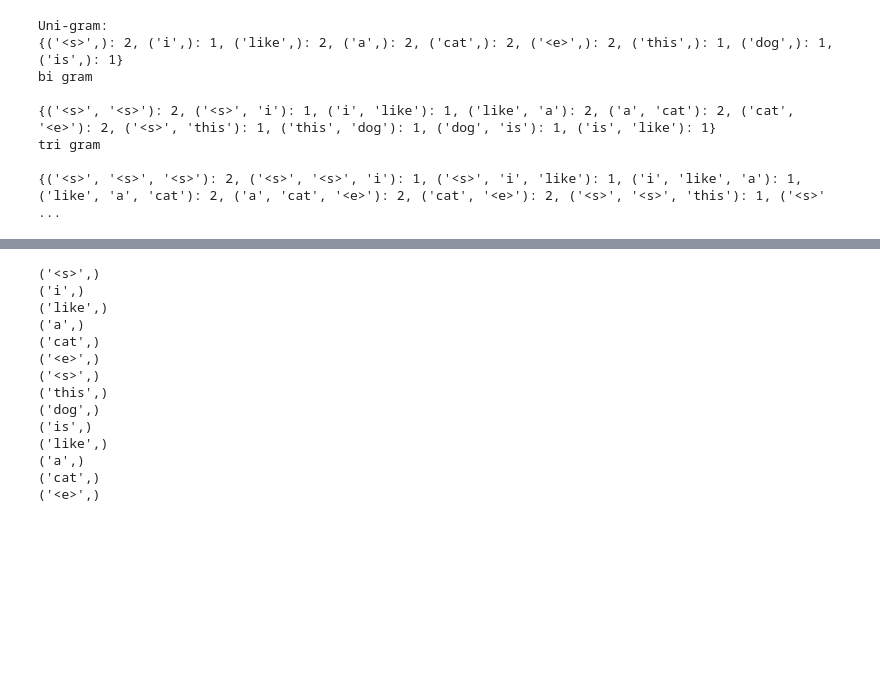
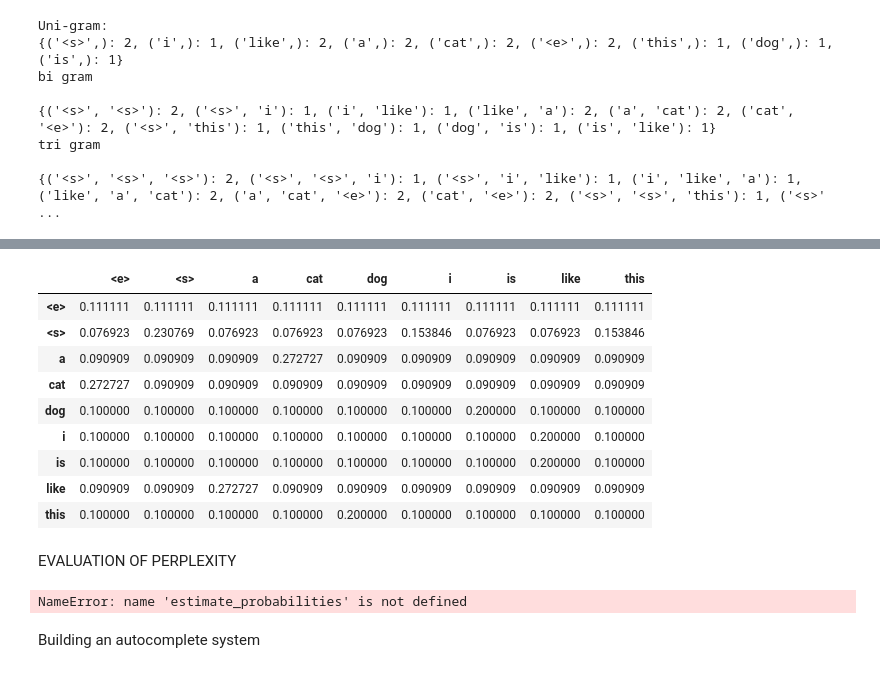
Before and after one commit to Fijaz8/NLP-projects, a Jupyter notebook: N gram model/autocomplete.ipynb, the cells around one changed output, grey strips where cells are left out. Drawn from its saved outputs; the diff is of its cells as text; code cells hidden in the pictures; blank space fills up the shorter version.

```diff
--- a/N gram model/autocomplete.ipynb
+++ b/N gram model/autocomplete.ipynb
@@ -430,0 +411,7 @@ print(sentence)
+# %%
+sentences = [['i', 'like', 'a', 'cat'],
+             ['this', 'dog', 'is', 'like', 'a', 'cat']]
+unique_words = list(set(sentences[0] + sentences[1]))
+unigram_counts = count_n_gram(sentences, 1)
+bigram_counts = count_n_gram(sentences, 2)
+estimate_probabilities("a", unigram_counts, bigram_counts, unique_words, k=1)
@@ -431,17 +441,19 @@ print(sentence)
+# %%
+def create_prob_matrix(data,n,k):
+    count_matrix=create_count_matrix(data, n, start_token='<s>', end_token='<e>')
+    count_matrix+=k
+    prob_matrix= count_matrix.div(count_matrix.sum(axis=1), axis=0)
+    return prob_matrix
 # %%
-create_count_matrix(sentences, 1)
+create_prob_matrix(sentences,2,1)
 # %% [output]
-('<s>',)
-('i',)
-('like',)
-('a',)
-('cat',)
-('<e>',)
-('<s>',)
-('this',)
-('dog',)
-('is',)
-('like',)
-('a',)
-('cat',)
-('<e>',)
+|  | <e> | <s> | a | cat | dog | i | is | like | this |
+| <e> | 0.111111 | 0.111111 | 0.111111 | 0.111111 | 0.111111 | 0.111111 | 0.111111 | 0.111111 | 0.111111 |
+| <s> | 0.076923 | 0.230769 | 0.076923 | 0.076923 | 0.076923 | 0.153846 | 0.076923 | 0.076923 | 0.153846 |
+| a | 0.090909 | 0.090909 | 0.090909 | 0.272727 | 0.090909 | 0.090909 | 0.090909 | 0.090909 | 0.090909 |
+| cat | 0.272727 | 0.090909 | 0.090909 | 0.090909 | 0.090909 | 0.090909 | 0.090909 | 0.090909 | 0.090909 |
+| dog | 0.100000 | 0.100000 | 0.100000 | 0.100000 | 0.100000 | 0.100000 | 0.200000 | 0.100000 | 0.100000 |
+| i | 0.100000 | 0.100000 | 0.100000 | 0.100000 | 0.100000 | 0.100000 | 0.100000 | 0.200000 | 0.100000 |
+| is | 0.100000 | 0.100000 | 0.100000 | 0.100000 | 0.100000 | 0.100000 | 0.100000 | 0.200000 | 0.100000 |
+| like | 0.090909 | 0.090909 | 0.272727 | 0.090909 | 0.090909 | 0.090909 | 0.090909 | 0.090909 | 0.090909 |
+| this | 0.100000 | 0.100000 | 0.100000 | 0.100000 | 0.200000 | 0.100000 | 0.100000 | 0.100000 | 0.100000 |
@@ -449,0 +460,2 @@ def calc_prob(data,n):
+# %% [markdown]
+EVALUATION OF PERPLEXITY
@@ -449,0 +506,25 @@ def calc_prob(data,n):
+# %%
+# test your code
+
+sentences = [['i', 'like', 'a', 'cat'],
+                 ['this', 'dog', 'is', 'like', 'a', 'cat']]
+unique_words = list(set(sentences[0] + sentences[1]))
+
+unigram_counts = count_n_gram(sentences, 1)
+bigram_counts = count_n_gram(sentences, 2)
+
+
+perplexity_train1 = calculate_perplexity(sentences[0],
+                                         unigram_counts, bigram_counts,
+                                         len(unique_words), k=1.0)
+print(f"Perplexity for first train sample: {perplexity_train1:.4f}")
+
+test_sentence = ['i', 'like', 'a', 'dog']
+perplexity_test = calculate_perplexity(test_sentence,
+                                       unigram_counts, bigram_counts,
+                                       len(unique_words), k=1.0)
+print(f"Perplexity for test sample: {perplexity_test:.4f}")
+# %% [output]
+NameError: name 'estimate_probabilities' is not defined
+# %% [markdown]
+Building an autocomplete system
```
Also changed, not shown: parts of 27 cells of this notebook.
